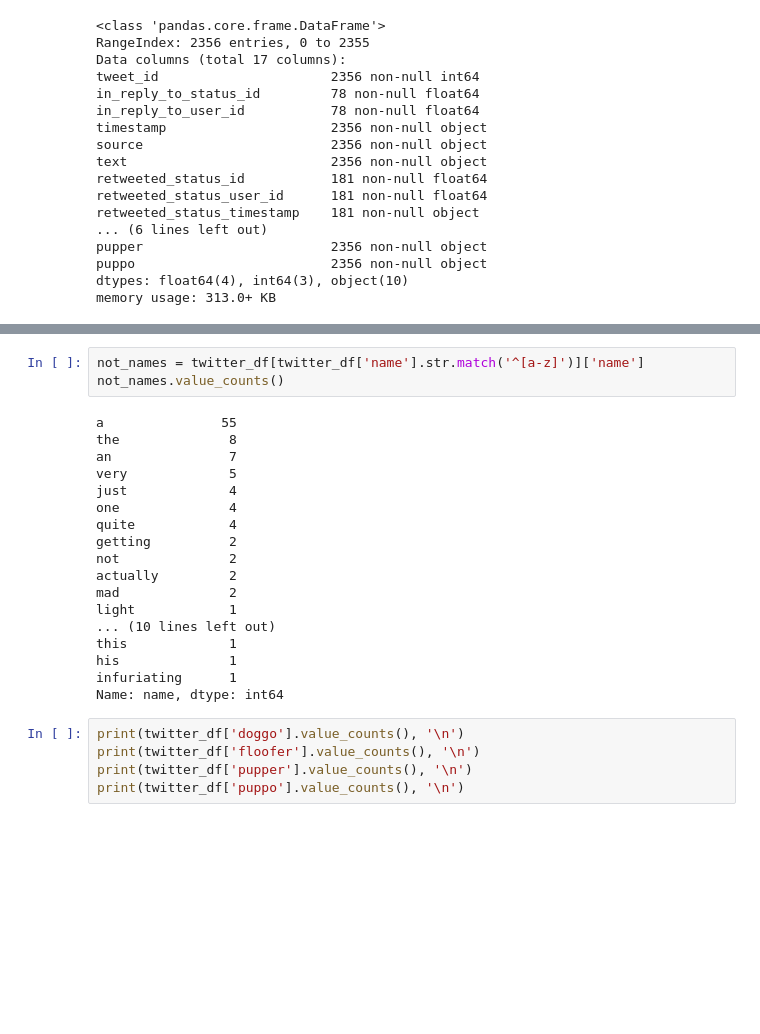
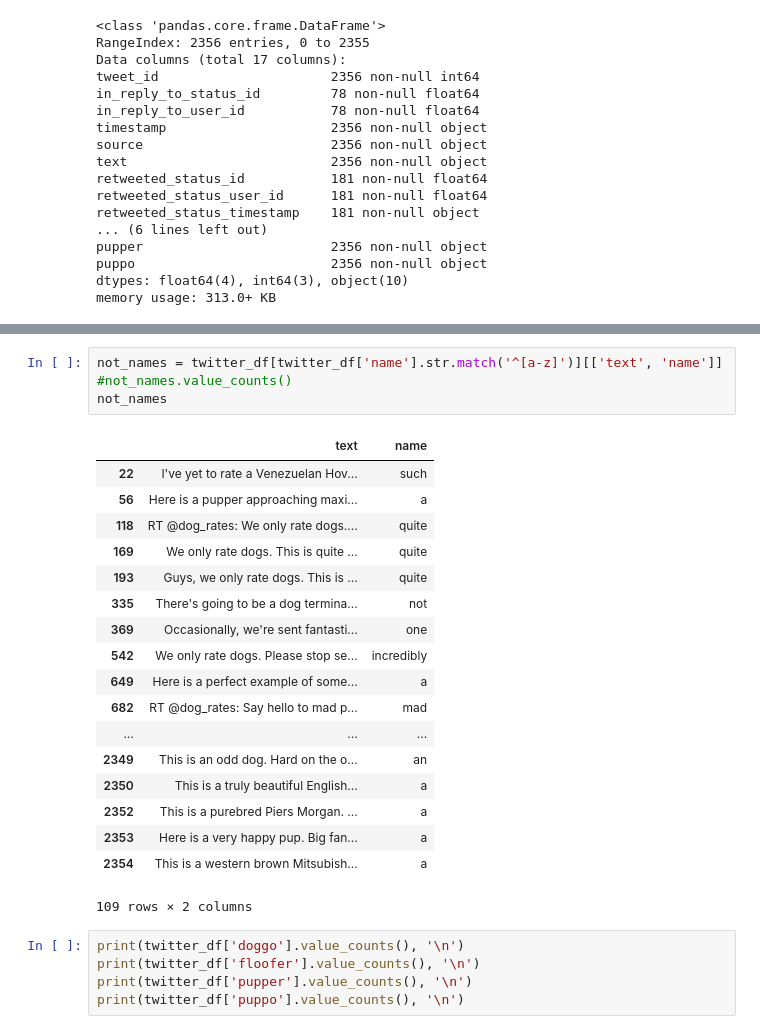
Before and after one commit to marcusholmgren/wrangle-weratedogs, a Jupyter notebook: wrangle_act.ipynb, the cells around one changed output, grey strips where cells are left out. Drawn from its saved outputs; the diff is of its cells as text; blank space fills up the shorter version.

Commit message:
feat: extract more dog names

```diff
--- a/wrangle_act.ipynb
+++ b/wrangle_act.ipynb
@@ -245,26 +246,28 @@ twitter_df[['in_reply_to_status_id', 'in_reply_to_user_id', 'retweeted_status_id
 | 75% | 8.257804e+17 | 4.196984e+09 | 8.203146e+17 | 4.196984e+09 | ... |
 | max | 8.862664e+17 | 8.405479e+17 | 8.874740e+17 | 7.874618e+17 | ... |
 # %%
-not_names = twitter_df[twitter_df['name'].str.match('^[a-z]')]['name']
-not_names.value_counts()
+not_names = twitter_df[twitter_df['name'].str.match('^[a-z]')][['text', 'name']]
+#not_names.value_counts()
+not_names
 # %% [output]
+|  | text | name |
+| 22 | I've yet to rate a Venezuelan Hov... | such |
+| 56 | Here is a pupper approaching maxi... | a |
+| 118 | RT @dog_rates: We only rate dogs.... | quite |
+| 169 | We only rate dogs. This is quite ... | quite |
+| 193 | Guys, we only rate dogs. This is ... | quite |
+| 335 | There's going to be a dog termina... | not |
+| 369 | Occasionally, we're sent fantasti... | one |
+| 542 | We only rate dogs. Please stop se... | incredibly |
+| 649 | Here is a perfect example of some... | a |
+| 682 | RT @dog_rates: Say hello to mad p... | mad |
+| ... | ... | ... |
+| 2349 | This is an odd dog. Hard on the o... | an |
+| 2350 | This is a truly beautiful English... | a |
+| 2352 | This is a purebred Piers Morgan. ... | a |
+| 2353 | Here is a very happy pup. Big fan... | a |
+| 2354 | This is a western brown Mitsubish... | a |
-a               55
-the              8
-an               7
-very             5
-just             4
-one              4
-quite            4
-getting          2
-not              2
-actually         2
-mad              2
-light            1
-... (10 lines left out)
-this             1
-his              1
-infuriating      1
-Name: name, dtype: int64
+109 rows × 2 columns
 # %%
 print(twitter_df['doggo'].value_counts(), '\n')
 print(twitter_df['floofer'].value_counts(), '\n')
```
Also changed, not shown: parts of 3 cells of this notebook.
